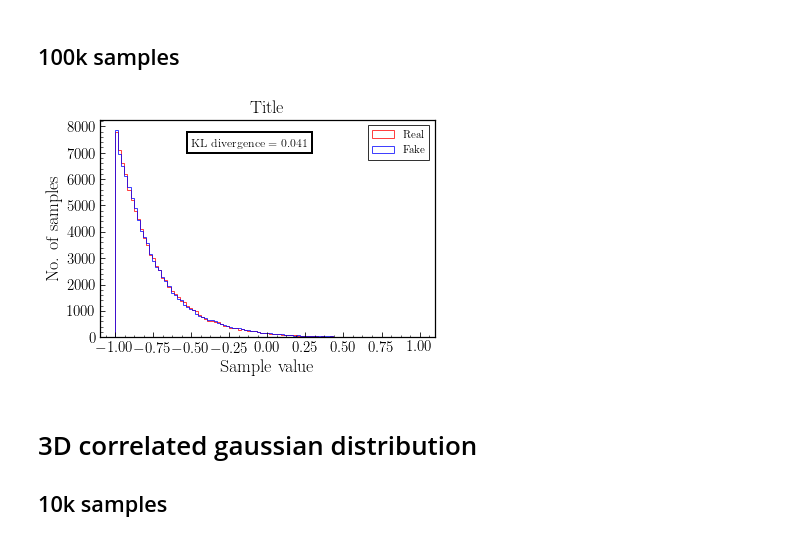
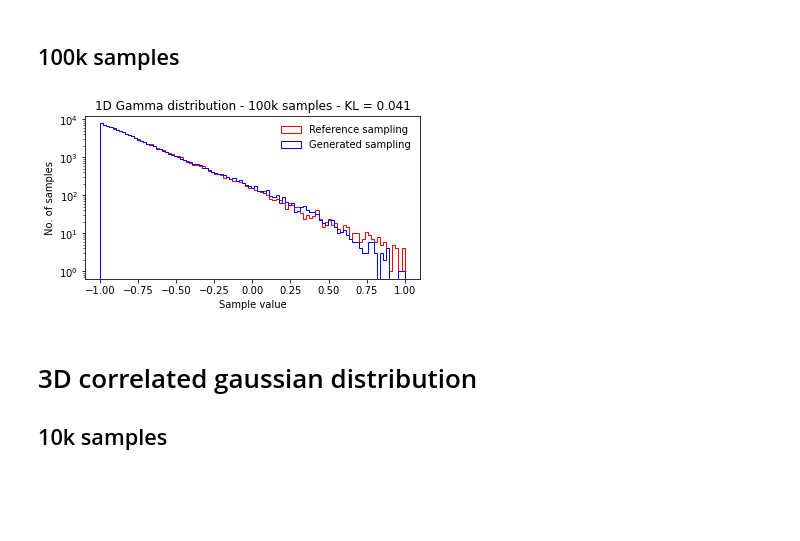
Before and after one commit to QTI-TH/style-qgan, a Jupyter notebook: classical-quantum-gan/results/plots_notebook/plots.ipynb, the cells around one changed output. Drawn from its saved outputs; the diff is of its cells as text; code cells hidden in the pictures; blank space fills up the shorter version.

```diff
--- a/classical-quantum-gan/results/plots notebook/plots.ipynb
+++ b/classical-quantum-gan/results/plots_notebook/plots.ipynb
@@ -70,28 +55,20 @@ fig.savefig("1Dgamma_distribution_10k.pdf", bbox_inches='tight')
 # %%
 x_fake1 = np.loadtxt("fake_1dGAMMAdata_1_3_2_10000_100000_0.5")
 x_real1 = np.loadtxt("real_1dGAMMAdata_1_3_2_10000_100000_0.5")
 samples=100000
 bins=100
 
-fig = plt.figure()
-plt.title('Title', fontsize=18)
-plt.ylabel('No. of samples', fontsize=18)
-plt.xlabel('Sample value', fontsize=18)
-plt.hist(x_real1, np.linspace(-1.0, 1.0, bins), color='red', histtype='step', label='Real', alpha=0.75)
-plt.hist(np.array(x_fake1), np.linspace(-1.0, 1.0, bins), color='blue', histtype='step', label='Fake', alpha=0.75)
-plt.text(-0.5, 7250, 'KL divergence = '+str(0.041), bbox=dict(fill=False, edgecolor='black', linewidth=2), fontsize=12)
-plt.rcParams["axes.linewidth"]  = 1.25
-plt.legend(fancybox=False, edgecolor='black', fontsize=11)
-plt.xticks(fontsize=15)
-plt.yticks(fontsize=15)
-plt.axes().xaxis.set_minor_locator(AutoMinorLocator())
-plt.axes().yaxis.set_minor_locator(AutoMinorLocator())
-plt.axes().tick_params(direction="in", which='major', length=5)
-plt.axes().tick_params(direction="in", which='minor', length=2.5)
-plt.show()
-fig.savefig("1Dgamma_distribution_10k.pdf", bbox_inches='tight')
+plt.figure(figsize=(6,3))
+plt.title('1D Gamma distribution - 100k samples - KL = 0.041')
+plt.ylabel('No. of samples')
+plt.xlabel('Sample value')
+plt.hist(x_real1, np.linspace(-1.0, 1.0, bins), color='red', histtype='step', label='Reference sampling')
+plt.hist(x_fake1, np.linspace(-1.0, 1.0, bins), color='blue', histtype='step', label='Generated sampling')
+plt.legend(frameon=False)
+plt.yscale('log')
+plt.savefig("1Dgamma_distribution_100k.pdf", bbox_inches='tight')
 # %% [output]
-[figure, old version]
+[figure, new version]
 # %% [markdown]
 # 3D correlated gaussian distribution
 
```
Also changed, not shown: parts of 3 cells of this notebook, 25 other files.
